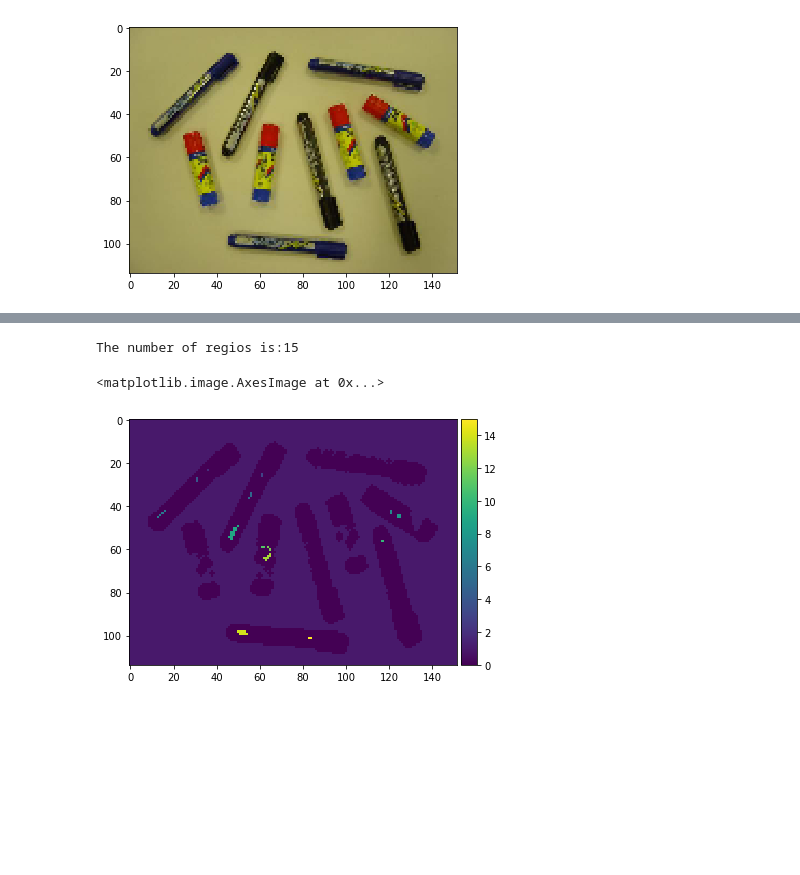
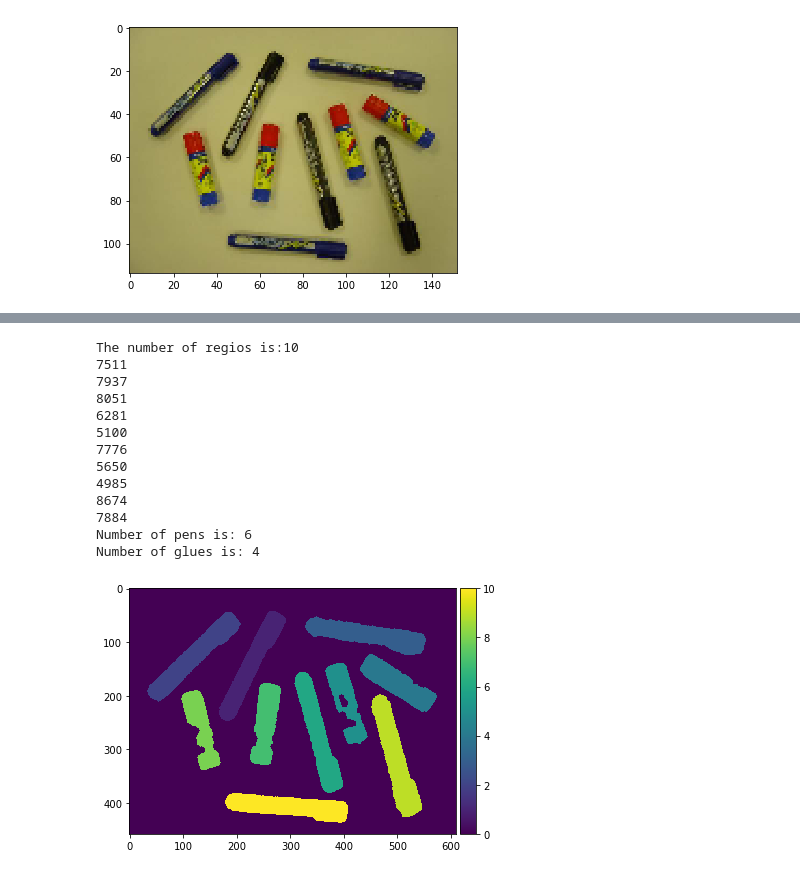
Before and after one commit to lilivalencia21/B31XB-IIP-TP-1718, a Jupyter notebook: 5-morpho-segmentation/5-morpho-segmentation.ipynb, the cells around one changed output, grey strips where cells are left out. Drawn from its saved outputs; the diff is of its cells as text; code cells hidden in the pictures; blank space fills up the shorter version.

```diff
--- a/5-morpho-segmentation/5-morpho-segmentation.ipynb
+++ b/5-morpho-segmentation/5-morpho-segmentation.ipynb
@@ -250,14 +253,14 @@ io.imshow (objects_rescale)
 # %%
 from skimage.morphology import binary_dilation
 
-objects_grey = rgb2gray(objects_rescale)
+objects_grey = rgb2gray(objects_ubyte)
 thresh = threshold_otsu(objects_grey)
 print(thresh)
 
-#binary = objects_grey < thresh
-#io.imshow(binary, cmap=plt.cm.gray)
+binary = objects_grey < thresh
+io.imshow(binary, cmap=plt.cm.gray)
 
 #image_d = morphology.binary_dilation(binary, selem = rectangle(10,5))
-plt.figure()
-io.imshow(image_d)
+#plt.figure()
+#io.imshow(image_d)
 # %% [output]
@@ -267,8 +270,8 @@ NameError: name 'rectangle' is not defined
 # %%
-objects_clean = morphology.erosion(binary > thresh, disk(2))
+objects_clean = morphology.dilation(binary, disk(4))
 io.imshow(objects_clean)
-plt.title('Applying filter closing')
-objects_filt=morphology.closing(objects_clean, disk(1))
+plt.title('Applying dilation filter')
+objects_filt=morphology.closing(objects_clean, disk(5))
 plt.show()
 io.imshow (objects_filt)
 # %% [output]
@@ -278,14 +281,41 @@ io.imshow (objects_filt)
 # %%
-objects_label = label (image_d, background=True)
+objects_label = label (objects_filt, background= False)
 regions = regionprops (objects_label)
 
 #Number of regions
 print('The number of regios is:{}'.format(len (regions)))
 
 #Takisng the parameter of the regios in a variable
 region_prop = measure.regionprops(objects_label)
 io.imshow(objects_label)
+
+areas = 0
+pens = 0
+glues = 0
+
+#Diffenciation of glues and pens through area
+for i in range (0, len(region_prop)):
+    print(region_prop[i].area)
+    areas = region_prop[i].area
+    if areas > 7000:
+        pens = pens+1
+    elif areas < 7000:
+        glues = glues+1
+
+print('Number of pens is:',pens)
+print('Number of glues is:',glues)
 # %% [output]
-The number of regios is:15
+The number of regios is:10
+7511
+7937
+8051
+6281
+5100
+7776
+5650
+4985
+8674
+7884
+Number of pens is: 6
+Number of glues is: 4
-<matplotlib.image.AxesImage at 0x...>
-[figure, old version]
+[figure, new version]
```
Also changed, not shown: parts of 4 cells of this notebook.
